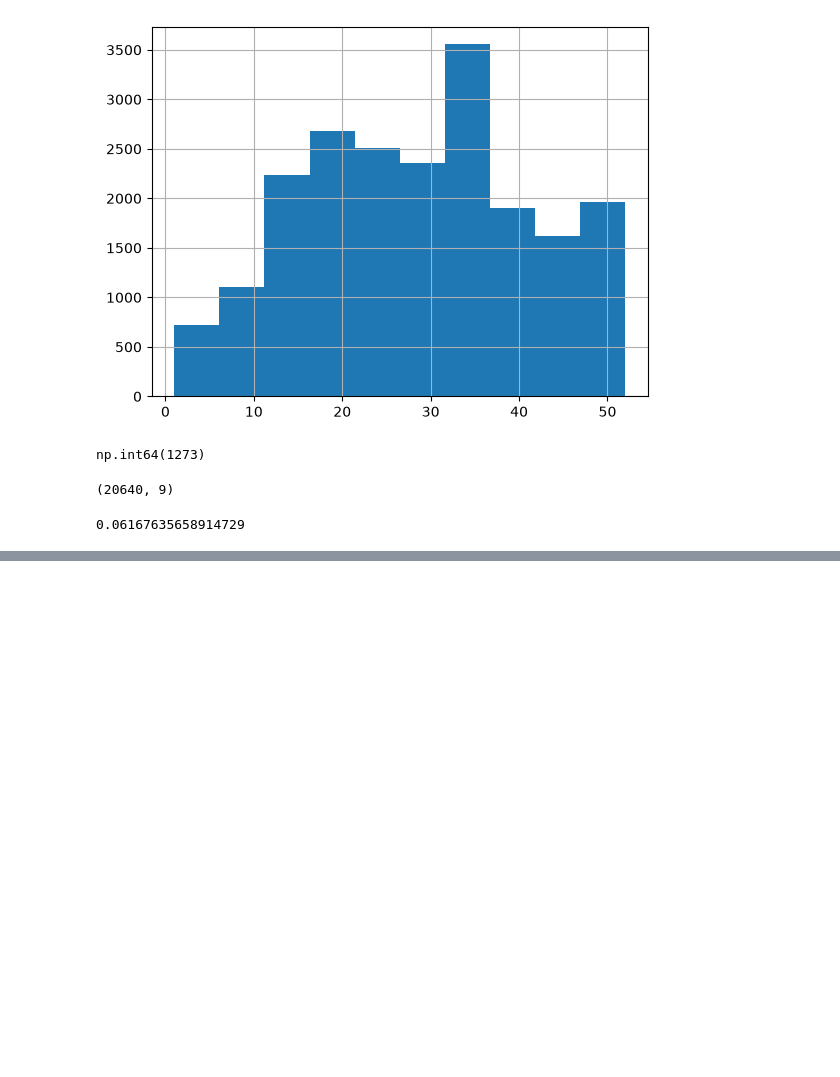
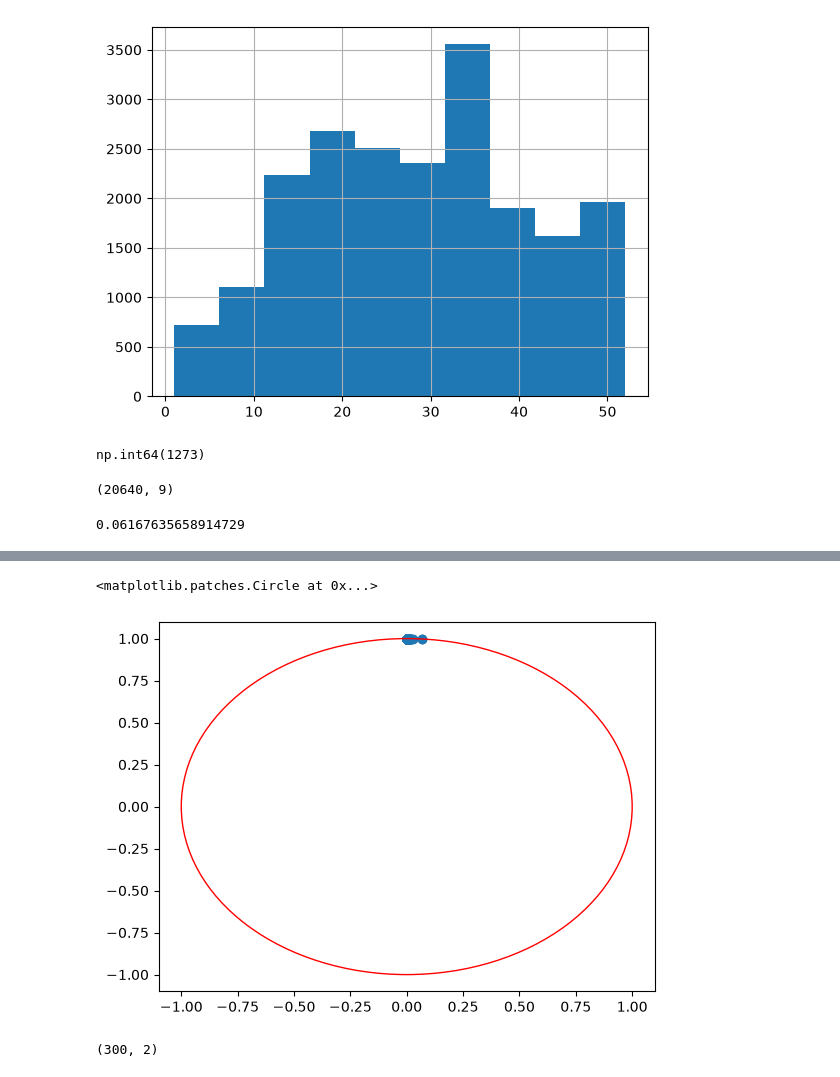
Before and after one commit to abolfazlrahmati20/machine_learning, a Jupyter notebook: week_03_DFA.ipynb, the cells around one changed output, grey strips where cells are left out. Cells and saved outputs as stored; diff of their text form; code cells hidden in the pictures; blank space fills up the shorter version.

```diff
--- a/week_03_DFA.ipynb
+++ b/week_03_DFA.ipynb
@@ -173,0 +249,3 @@ housing.shape
+# %%
+a=housing[["MedInc","Population"]]
+a
@@ -173,0 +266,3 @@ housing.shape
+# %%
+a =a.sample(300,random_state=0)
+a
@@ -173,0 +285,5 @@ housing.shape
+# %%
+normalizer=Normalizer()
+# %%
+a_normal=normalizer.fit_transform(a)
+a_normal
@@ -173,0 +308,12 @@ housing.shape
+# %%
+fig,ax = plt.subplots()
+ax.scatter(a_normal[:,0],a_normal[:,1])
+c = plt.Circle((0,0),1,color="r",fill=False)
+ax.add_patch(c)
+# %% [output]
+<matplotlib.patches.Circle at 0x...>
+[figure, added]
+# %%
+a_normal.shape
+# %% [output]
+(300, 2)
```
Also changed, not shown: parts of 17 cells of this notebook.
